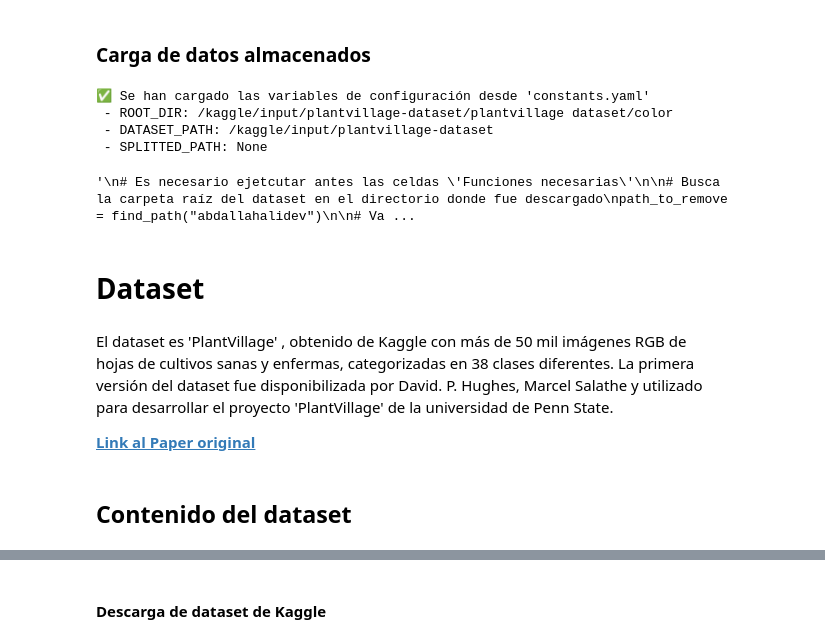
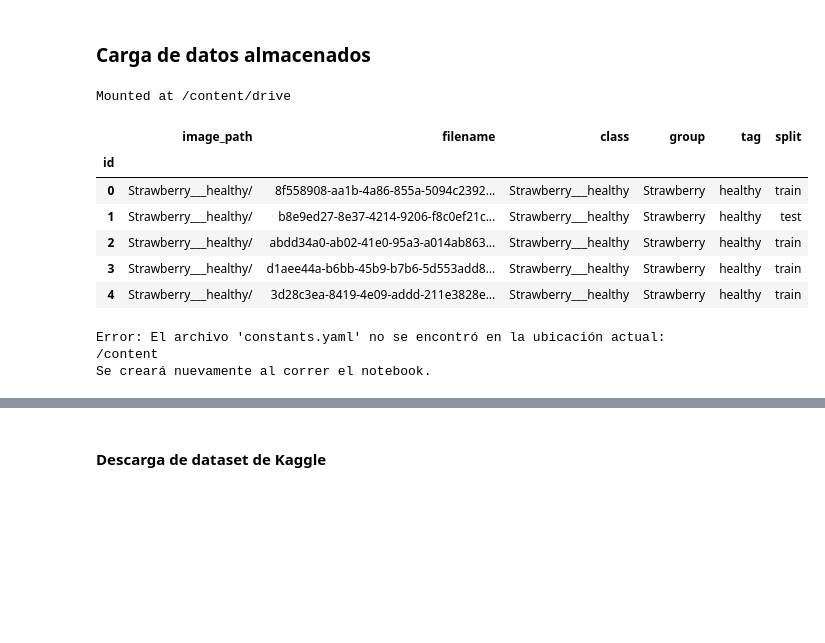
Before and after one commit to MLsound/CV2-PlantVillage, a Jupyter notebook: experimentos/experimento_01/experimento_01.ipynb, the cells around one changed output, grey strips where cells are left out. Saved outputs shown, nothing was run; the diff lists cells and outputs as text; code cells hidden in the pictures; blank space fills up the shorter version.

```diff
--- a/experimentos/experimento_01/experimento_01.ipynb
+++ b/experimentos/experimento_01/experimento_01.ipynb
@@ -34,16 +24,31 @@ from tensorflow.keras.callbacks import ModelCheckpoint
 # %% [markdown]
 ### Carga de datos almacenados
+# %%
+from google.colab import drive
+drive.mount('/content/drive')
+# %% [output]
+Mounted at /content/drive
 # %%
 # Cargamos el dataframe desde el .CSV y definimos 'id' como índice
 try:
-    df = pd.read_csv('dataframe.csv').set_index('id')
+    df_split = pd.read_csv('/content/drive/MyDrive/CV2-PlantVillage/dataframe_splitted.csv').set_index('id')
 except FileNotFoundError:
-    print(f"Error: El archivo 'dataframe.csv' no se encontró en la ubicación actual: {os.getcwd()}")
-    print("Se creará nuevamente al correr las celdas de 'Importación de imágenes'.")
-    df = None
+    print(f"⚠️ Error: El archivo 'dataframe.csv' no se encontró en la ubicación actual: {os.getcwd()}")
+    print("🚨 Se creará nuevamente al correr las celdas de 'Importación de imágenes' 🚨.")
+    df_split = None
 except Exception as e:
     print(f"Ocurrió un error al leer el archivo CSV: {e}")
-    df = None
+    df_split = None
+# %%
+df_split.head()
+# %% [output]
+|  | image_path | filename | class | group | tag | split |
+| id |  |  |  |  |  |  |
+| 0 | Strawberry___healthy/ | 8f558908-aa1b-4a86-855a-5094c2392... | Strawberry___healthy | Strawberry | healthy | train |
+| 1 | Strawberry___healthy/ | b8e9ed27-8e37-4214-9206-f8c0ef21c... | Strawberry___healthy | Strawberry | healthy | test |
+| 2 | Strawberry___healthy/ | abdd34a0-ab02-41e0-95a3-a014ab863... | Strawberry___healthy | Strawberry | healthy | train |
+| 3 | Strawberry___healthy/ | d1aee44a-b6bb-45b9-b7b6-5d553add8... | Strawberry___healthy | Strawberry | healthy | train |
+| 4 | Strawberry___healthy/ | 3d28c3ea-8419-4e09-addd-211e3828e... | Strawberry___healthy | Strawberry | healthy | train |
 # %%
 # Cargar variables desde el archivo YAML
 try:
@@ -64,43 +69,11 @@ try:
 except FileNotFoundError:
     print(f"Error: El archivo 'constants.yaml' no se encontró en la ubicación actual: {os.getcwd()}")
     print("Se creará nuevamente al correr el notebook.")
+    ROOT_DIR = None
+    DATASET_PATH = None
+    SPLITTED_PATH = None
 except Exception as e:
     print(f"Ocurrió un error al leer el archivo YAML: {e}")
 # %% [output]
-✅ Se han cargado las variables de configuración desde 'constants.yaml'
- - ROOT_DIR: /kaggle/input/plantvillage-dataset/plantvillage dataset/color
- - DATASET_PATH: /kaggle/input/plantvillage-dataset
- - SPLITTED_PATH: None
+Error: El archivo 'constants.yaml' no se encontró en la ubicación actual: /content
+Se creará nuevamente al correr el notebook.
-# %%
-# ELIMINACIÓN DEL DATASET DESCARGADO EN LOCAL
-"""
-# Es necesario ejetcutar antes las celdas 'Funciones necesarias'
-
-# Busca la carpeta raíz del dataset en el directorio donde fue descargado
-path_to_remove = find_path("abdallahalidev")
-
-# Valida la operación y elimina carpetas y subcarpetas
-import shutil
-if os.path.exists(path_to_remove):
-    respuesta = input(f"¿Estás seguro de que deseas eliminar la carpeta y todo su contenido? [Y/N] {path_to_remove} :").lower()
-    if respuesta == 'y':
-        try:
-            shutil.rmtree(path_to_remove)
-            print(f"Se eliminó correctamente la carpeta y su contenido: {path_to_remove}")
-        except OSError as e:
-            print(f"Error al eliminar la carpeta {path_to_remove}: {e}")
-    else:
-        print(f"Operación de eliminación cancelada por el usuario para: {path_to_remove}")
-else:
-    print(f"La carpeta no existe: {path_to_remove}")
-"""
-# %% [output]
-'\n# Es necesario ejetcutar antes las celdas \'Funciones necesarias\'\n\n# Busca la carpeta raíz del dataset en el directorio donde fue descargado\npath_to_remove = find_path("abdallahalidev")\n\n# Va ...
-# %% [markdown]
-# Dataset
-# %% [markdown]
-El dataset es 'PlantVillage' , obtenido de Kaggle con más de 50 mil imágenes RGB de hojas de cultivos sanas y enfermas, categorizadas en 38 clases diferentes. La primera versión del dataset fue disponibilizada por David. P. Hughes, Marcel Salathe y utilizado para desarrollar el proyecto 'PlantVillage' de la universidad de Penn State.
-
-[**Link al Paper original**](https://arxiv.org/abs/1511.08060)
-# %% [markdown]
-## Contenido del dataset
```
Also changed, not shown: parts of 70 cells of this notebook, 4 other files.
